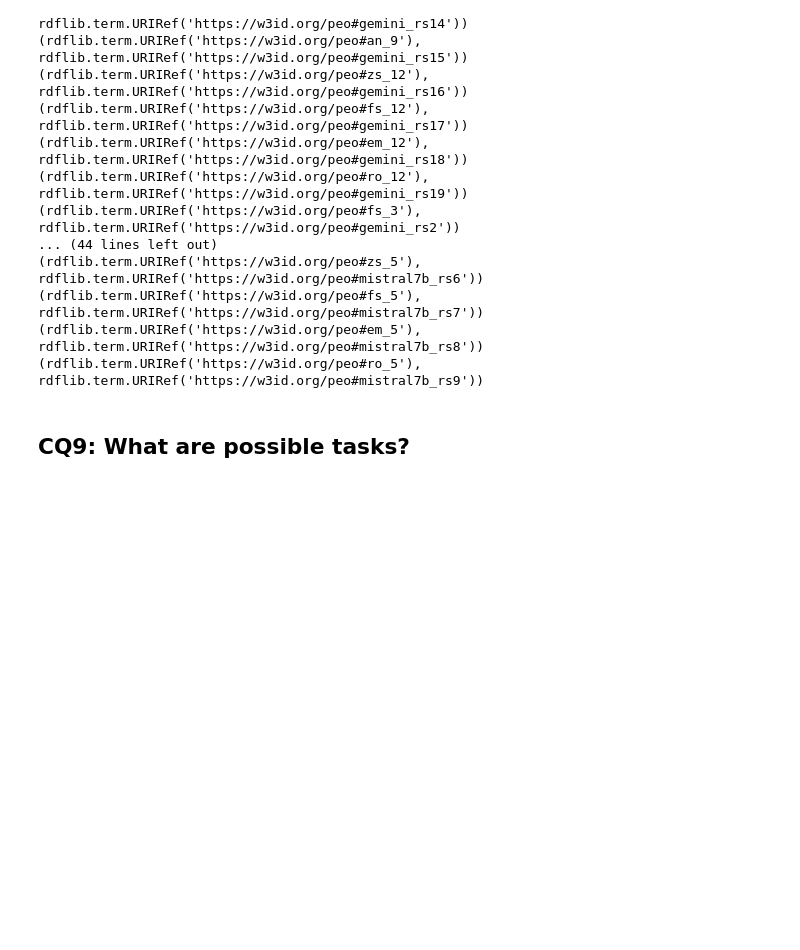
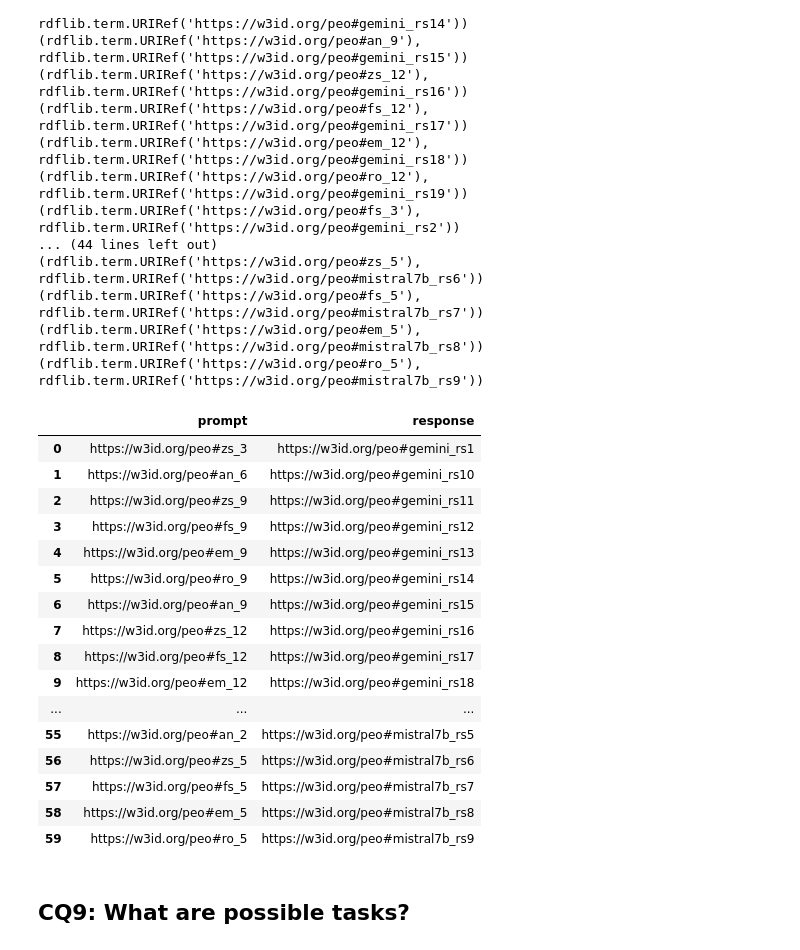
Before and after one commit to simonegramegna/peo, a Jupyter notebook: evaluation/sparql_queries.ipynb, the cells around one changed output. Saved outputs shown, nothing was run; the diff lists cells and outputs as text; code cells hidden in the pictures; blank space fills up the shorter version.

```diff
--- a/evaluation/sparql_queries.ipynb
+++ b/evaluation/sparql_queries.ipynb
@@ -220,6 +334,27 @@ print_results(results_cq8)
 (rdflib.term.URIRef('https://w3id.org/peo#fs_5'), rdflib.term.URIRef('https://w3id.org/peo#mistral7b_rs7'))
 (rdflib.term.URIRef('https://w3id.org/peo#em_5'), rdflib.term.URIRef('https://w3id.org/peo#mistral7b_rs8'))
 (rdflib.term.URIRef('https://w3id.org/peo#ro_5'), rdflib.term.URIRef('https://w3id.org/peo#mistral7b_rs9'))
+# %%
+df_cq8 = results_to_df(results_cq8)
+df_cq8
+# %% [output]
+|  | prompt | response |
+| 0 | https://w3id.org/peo#zs_3 | https://w3id.org/peo#gemini_rs1 |
+| 1 | https://w3id.org/peo#an_6 | https://w3id.org/peo#gemini_rs10 |
+| 2 | https://w3id.org/peo#zs_9 | https://w3id.org/peo#gemini_rs11 |
+| 3 | https://w3id.org/peo#fs_9 | https://w3id.org/peo#gemini_rs12 |
+| 4 | https://w3id.org/peo#em_9 | https://w3id.org/peo#gemini_rs13 |
+| 5 | https://w3id.org/peo#ro_9 | https://w3id.org/peo#gemini_rs14 |
+| 6 | https://w3id.org/peo#an_9 | https://w3id.org/peo#gemini_rs15 |
+| 7 | https://w3id.org/peo#zs_12 | https://w3id.org/peo#gemini_rs16 |
+| 8 | https://w3id.org/peo#fs_12 | https://w3id.org/peo#gemini_rs17 |
+| 9 | https://w3id.org/peo#em_12 | https://w3id.org/peo#gemini_rs18 |
+| ... | ... | ... |
+| 55 | https://w3id.org/peo#an_2 | https://w3id.org/peo#mistral7b_rs5 |
+| 56 | https://w3id.org/peo#zs_5 | https://w3id.org/peo#mistral7b_rs6 |
+| 57 | https://w3id.org/peo#fs_5 | https://w3id.org/peo#mistral7b_rs7 |
+| 58 | https://w3id.org/peo#em_5 | https://w3id.org/peo#mistral7b_rs8 |
+| 59 | https://w3id.org/peo#ro_5 | https://w3id.org/peo#mistral7b_rs9 |
 # %% [markdown]
 ## CQ9: What are possible tasks?
 # %%
```
Also changed, not shown: parts of 21 cells of this notebook.
